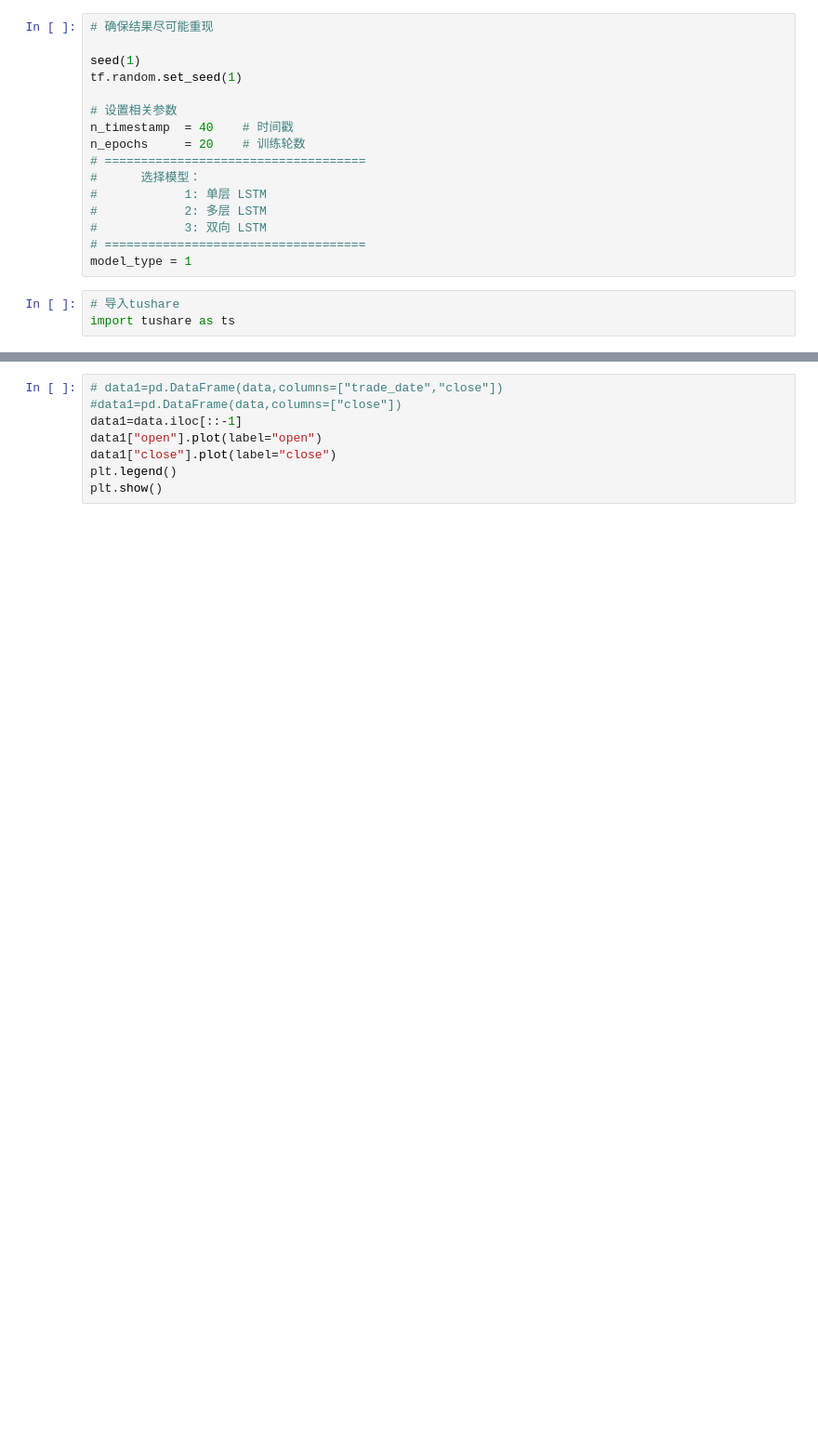
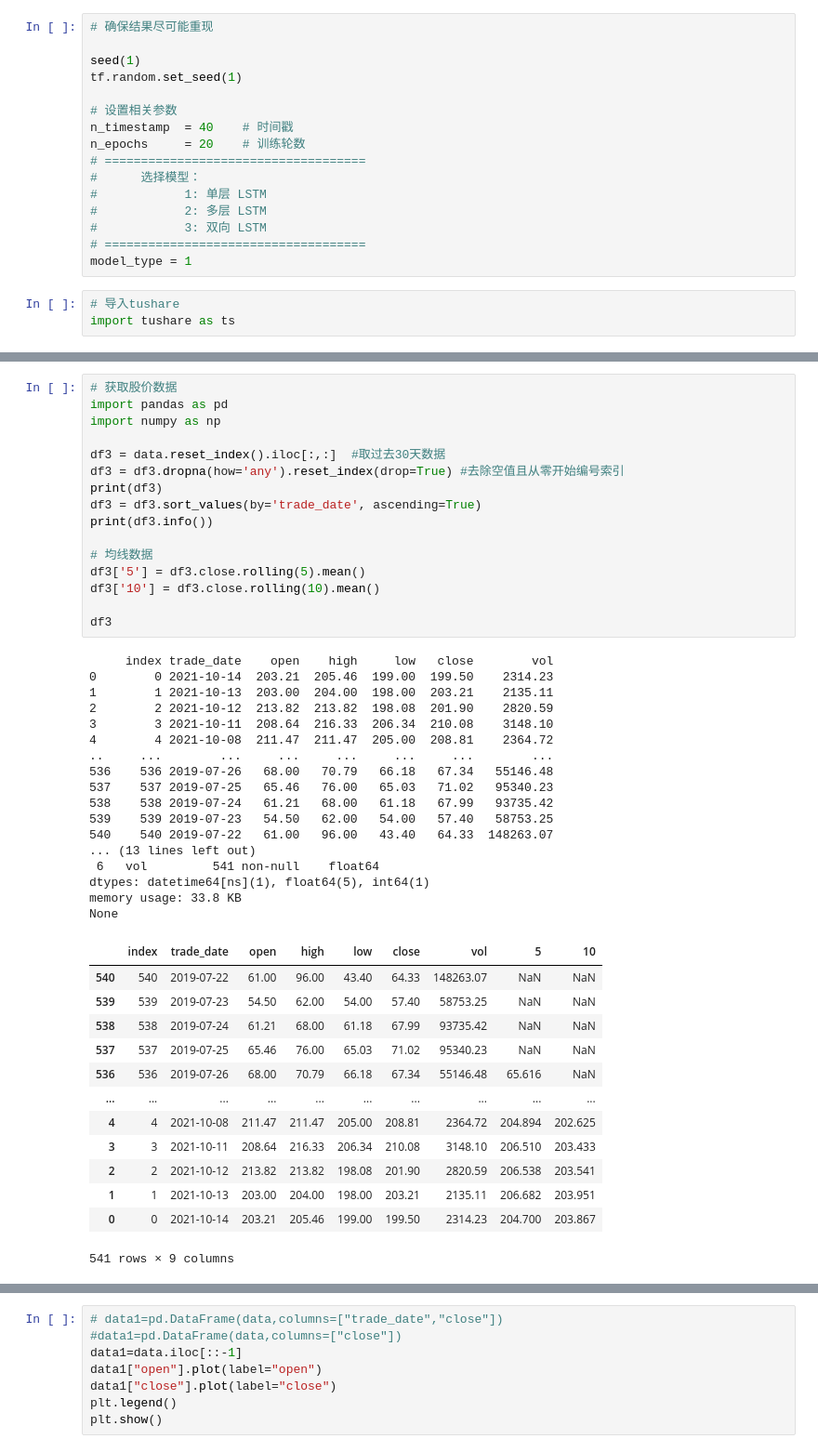
Before and after one commit to besttea/BestteaPythonWork, a Jupyter notebook: stocktest/stocktest.ipynb, the cells around one changed output, grey strips where cells are left out. Shown: that part at 93% size. Saved outputs shown, nothing was run; the diff lists cells and outputs as text; blank space fills up the shorter version.

```diff
--- a/stocktest/stocktest.ipynb
+++ b/stocktest/stocktest.ipynb
@@ -98,0 +177,47 @@ print(i.iloc[::-1])
+# %%
+# 获取股价数据
+import pandas as pd
+import numpy as np
+
+df3 = data.reset_index().iloc[:,:]  #取过去30天数据
+df3 = df3.dropna(how='any').reset_index(drop=True) #去除空值且从零开始编号索引
+print(df3)
+df3 = df3.sort_values(by='trade_date', ascending=True)
+print(df3.info())
+
+# 均线数据
+df3['5'] = df3.close.rolling(5).mean()
+df3['10'] = df3.close.rolling(10).mean()
+
+df3
+# %% [output]
+     index trade_date    open    high     low   close        vol
+0        0 2021-10-14  203.21  205.46  199.00  199.50    2314.23
+1        1 2021-10-13  203.00  204.00  198.00  203.21    2135.11
+2        2 2021-10-12  213.82  213.82  198.08  201.90    2820.59
+3        3 2021-10-11  208.64  216.33  206.34  210.08    3148.10
+4        4 2021-10-08  211.47  211.47  205.00  208.81    2364.72
+..     ...        ...     ...     ...     ...     ...        ...
+536    536 2019-07-26   68.00   70.79   66.18   67.34   55146.48
+537    537 2019-07-25   65.46   76.00   65.03   71.02   95340.23
+538    538 2019-07-24   61.21   68.00   61.18   67.99   93735.42
+539    539 2019-07-23   54.50   62.00   54.00   57.40   58753.25
+540    540 2019-07-22   61.00   96.00   43.40   64.33  148263.07
+... (13 lines left out)
+ 6   vol         541 non-null    float64
+dtypes: datetime64[ns](1), float64(5), int64(1)
+memory usage: 33.8 KB
+None
+|  | index | trade_date | open | high | low | close | vol | 5 | 10 |
+| 540 | 540 | 2019-07-22 | 61.00 | 96.00 | 43.40 | 64.33 | 148263.07 | NaN | NaN |
+| 539 | 539 | 2019-07-23 | 54.50 | 62.00 | 54.00 | 57.40 | 58753.25 | NaN | NaN |
+| 538 | 538 | 2019-07-24 | 61.21 | 68.00 | 61.18 | 67.99 | 93735.42 | NaN | NaN |
+| 537 | 537 | 2019-07-25 | 65.46 | 76.00 | 65.03 | 71.02 | 95340.23 | NaN | NaN |
+| 536 | 536 | 2019-07-26 | 68.00 | 70.79 | 66.18 | 67.34 | 55146.48 | 65.616 | NaN |
+| ... | ... | ... | ... | ... | ... | ... | ... | ... | ... |
+| 4 | 4 | 2021-10-08 | 211.47 | 211.47 | 205.00 | 208.81 | 2364.72 | 204.894 | 202.625 |
+| 3 | 3 | 2021-10-11 | 208.64 | 216.33 | 206.34 | 210.08 | 3148.10 | 206.510 | 203.433 |
+| 2 | 2 | 2021-10-12 | 213.82 | 213.82 | 198.08 | 201.90 | 2820.59 | 206.538 | 203.541 |
+| 1 | 1 | 2021-10-13 | 203.00 | 204.00 | 198.00 | 203.21 | 2135.11 | 206.682 | 203.951 |
+| 0 | 0 | 2021-10-14 | 203.21 | 205.46 | 199.00 | 199.50 | 2314.23 | 204.700 | 203.867 |
+541 rows × 9 columns
```
Also changed, not shown: parts of 16 cells of this notebook, 2 other files.
